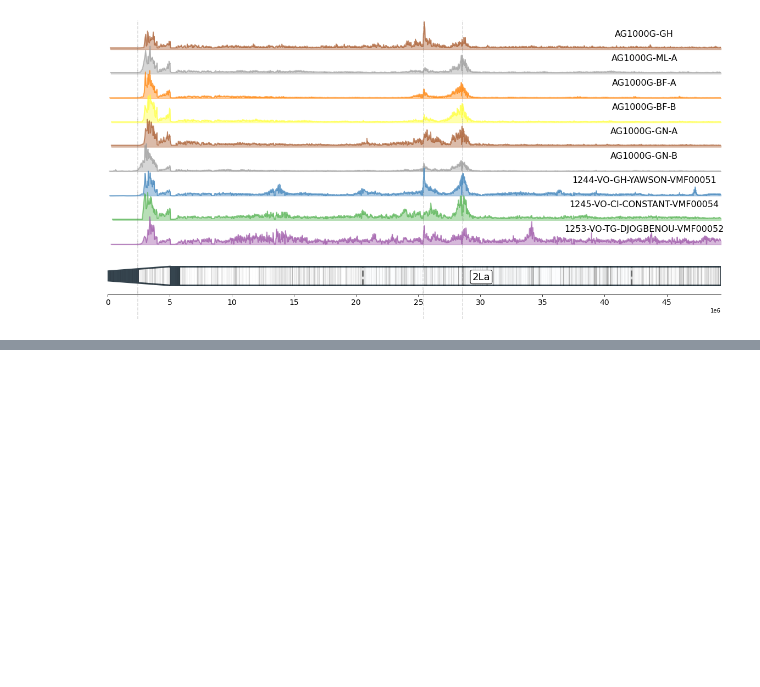
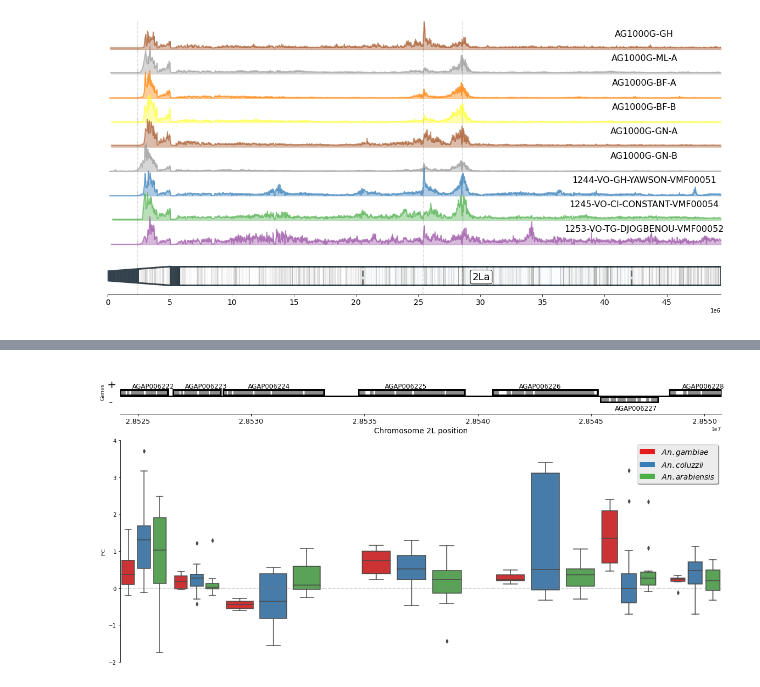
Before and after one commit to sanjaynagi/locusPocus, a Jupyter notebook: workflow/notebooks/Figure1 - GWSS, diagram, expression.ipynb, the cells around one changed output, grey strips where cells are left out. Drawn from its saved outputs; the diff is of its cells as text; code cells hidden in the pictures; blank space fills up the shorter version.

```diff
--- a/workflow/notebooks/Figure1 - GWSS, diagram, expression.ipynb
+++ b/workflow/notebooks/Figure1 - GWSS, diagram, expression.ipynb
@@ -174,7 +174,6 @@ for axes in ax:
     axes.tick_params(axis='y', which='both', left=False, right=False, labelleft=False, labelright=False)
     axes.tick_params(axis='x', which='both', bottom=False, labelbottom=False)
     axes.set(ylabel=" ")
-
 
 for idx, cohort in enumerate(cohorts[cohorts != '1237-VO-BJ-DJOGBENOU-VMF00050']):
     # Plot lineplot and fill underneath with alpha
@@ -243,10 +242,12 @@ for _, row in gff.iterrows():
     ax[gidx].add_line(l)
 
 
-for axes in ax:
+for axes in ax[:-1]:
     axes.axvline(2_422_652, linestyle='--', clip_on=False, alpha=0.3, color="grey", zorder=0)
     axes.axvline(25_400_000, linestyle='--', clip_on=False, alpha=0.3, color="grey", zorder=0)
     axes.axvline(28_547_000, linestyle='--', clip_on=False, alpha=0.3, color="grey", zorder=0)
+
+plt.savefig("../../figures/upperEvidence.png", dpi=300)
 # %% [output]
 [figure]
 # %%
@@ -359,0 +328,14 @@ plt.xticks(rotation=90)
+# %%
+start=28_524_224
+stop=28_551_000
+
+gff3 = allel.gff3_to_dataframe("/home/sanj/projects/IR/rna-seq-busia/resources/reference/Anopheles-gambiae-PEST_BASEFEATURES_AgamP4.12.gff3", attributes=['ID', 'Parent'])
+gff3 = gff3.query("start > @start & end < @stop")
+genegff = gff3.query("type == 'gene' & seqid == '2L'")
+locgff = gff3.query("type == 'exon' & seqid == '2L'")
+gaps_df = pd.DataFrame({'seqid':'2L', 'ID':genegff.loc[:,'ID'], 'type':'gap', 'start':genegff.loc[:,'end'], 'end':genegff.loc[:,'start'].shift(-1)})[:-1]
+genes_df = pd.concat([genegff[gaps_df.columns], gaps_df], axis=0).sort_values(by='start')
+# %%
+genes_df.loc[:, 'size'] = genes_df.loc[:,'end'] - genes_df.loc[:,'start']
+genes_df.loc[:, 'ratio'] = genes_df.loc[:, 'size'] / 2092
+genes_df = genes_df.reset_index(drop=True)
@@ -359,0 +344,60 @@ plt.xticks(rotation=90)
+# %%
+ax_list = []
+
+fig = plt.figure(figsize=[20,10])
+gs = GridSpec(2, genes_df.shape[0], figure=fig, height_ratios=[1,5], width_ratios=genes_df.loc[:, 'ratio'].to_list())
+
+ax1 = fig.add_subplot(gs[0,:])
+
+for i in range(genes_df.shape[0]):
+    ax_list.append(fig.add_subplot(gs[1, i]))
+
+fig.subplots_adjust(wspace=0)
+
+plotGenes(ax=ax1)
+sns.despine(ax=ax1, left=True, bottom=False, right=True, top=True)
+
+sns.despine(ax=ax_list[0], left=False, bottom=True)
+ax_list[0].set_xticks([])
+ax_list[0].tick_params(axis='x', which='both', bottom=False, top=False, labelbottom=False)
+ax_list[0].axes.axes.get_xaxis().get_label().set_visible(False)
+ax_list[0].axhline(0, ls='--', c='grey', alpha=0.4,  clip_on=False, zorder=0)
+ax_list[0].set_ylim(-2, 4)
+
+
+for axes in ax_list[1:]:
+    sns.despine(ax=axes, left=True, bottom=True)
+    axes.tick_params(axis='x', which='both', bottom=False, top=False, labelbottom=False)
+    axes.tick_params(axis='y', which='both', left=False)
+    axes.set(xlabel=None, ylabel=None)
+    axes.set_yticks([])
+    axes.axes.get_xaxis().get_label().set_visible(False)
+    axes.axes.get_yaxis().get_label().set_visible(False)
+    axes.axhline(0, ls='--', c='grey', alpha=0.4,  clip_on=False)
+    axes.set_ylim(-2, 4)
+
+for idx, row in genes_df.iterrows():
+    if row['type'] == 'gap':
+        continue
+
+    gene = row['ID']
+
+    sns.boxplot(
+            zorder=10,
+            x="species",
+            y="FC",
+            data=expr.query("gene == @gene"),
+            ax=ax_list[idx],
+            palette=a)
+
+a1 = plt.Rectangle((0,0),1,1,fc=a[0], edgecolor = 'none')
+a2 = plt.Rectangle((0,0),1,1,fc=a[1],  edgecolor = 'none')
+a3 = plt.Rectangle((0,0),1,1,fc=a[2],  edgecolor = 'none')
+l = plt.legend([a1, a2, a3],
+                ['$\it{An. gambiae}$', '$\it{An. coluzzii}$', '$\it{An. arabiensis}$'],
+                loc='best',# bbox_to_anchor=(1, 0.95),
+            ncol=1, fancybox=True, shadow=True, prop={'size':14}, framealpha=0.8)
+l.draw_frame(True)
+plt.savefig("../../figures/lowerEvidence.png", dpi=300)
+# %% [output]
+[figure, added]
```
Also changed, not shown: parts of 9 cells of this notebook, 11 other files.
